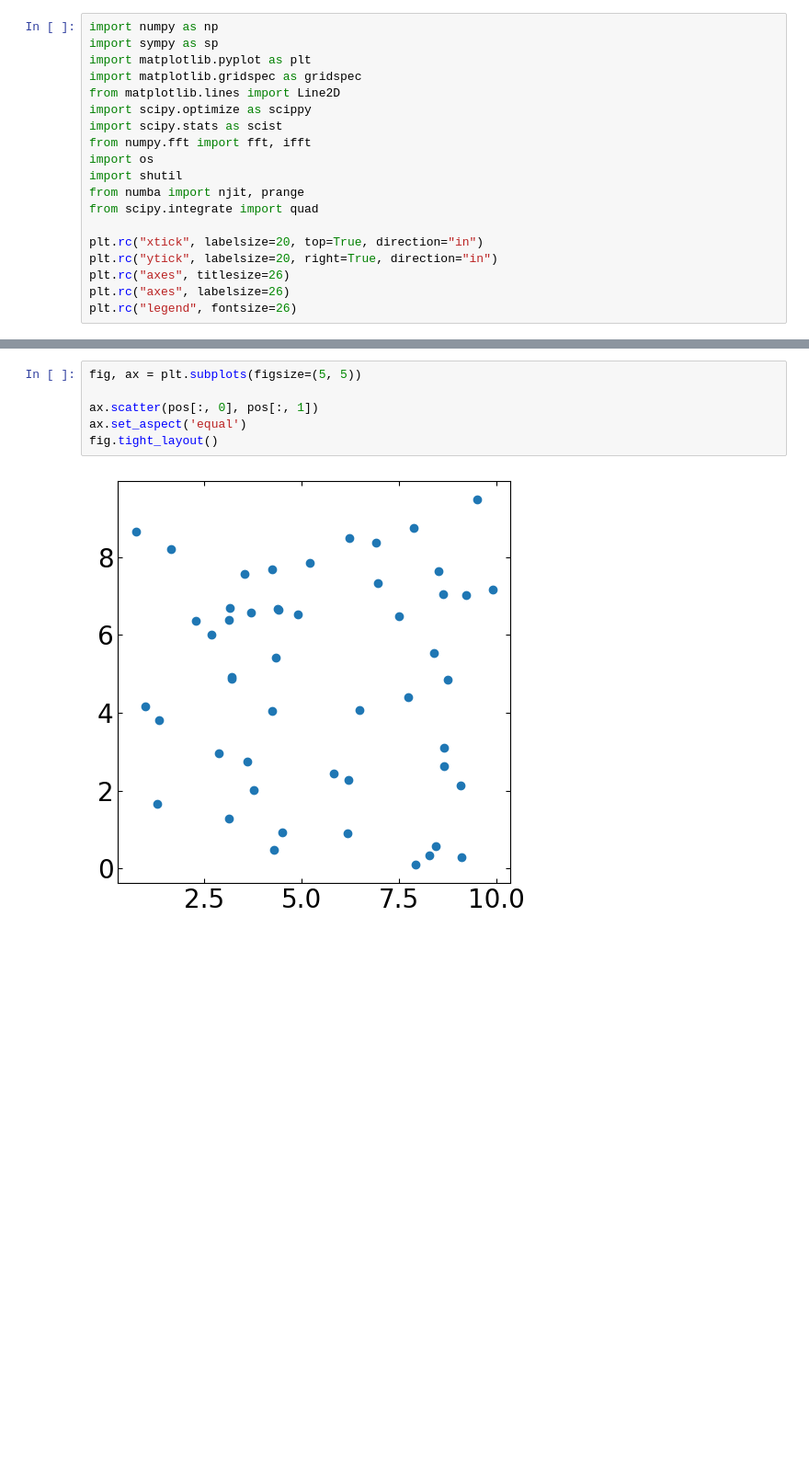
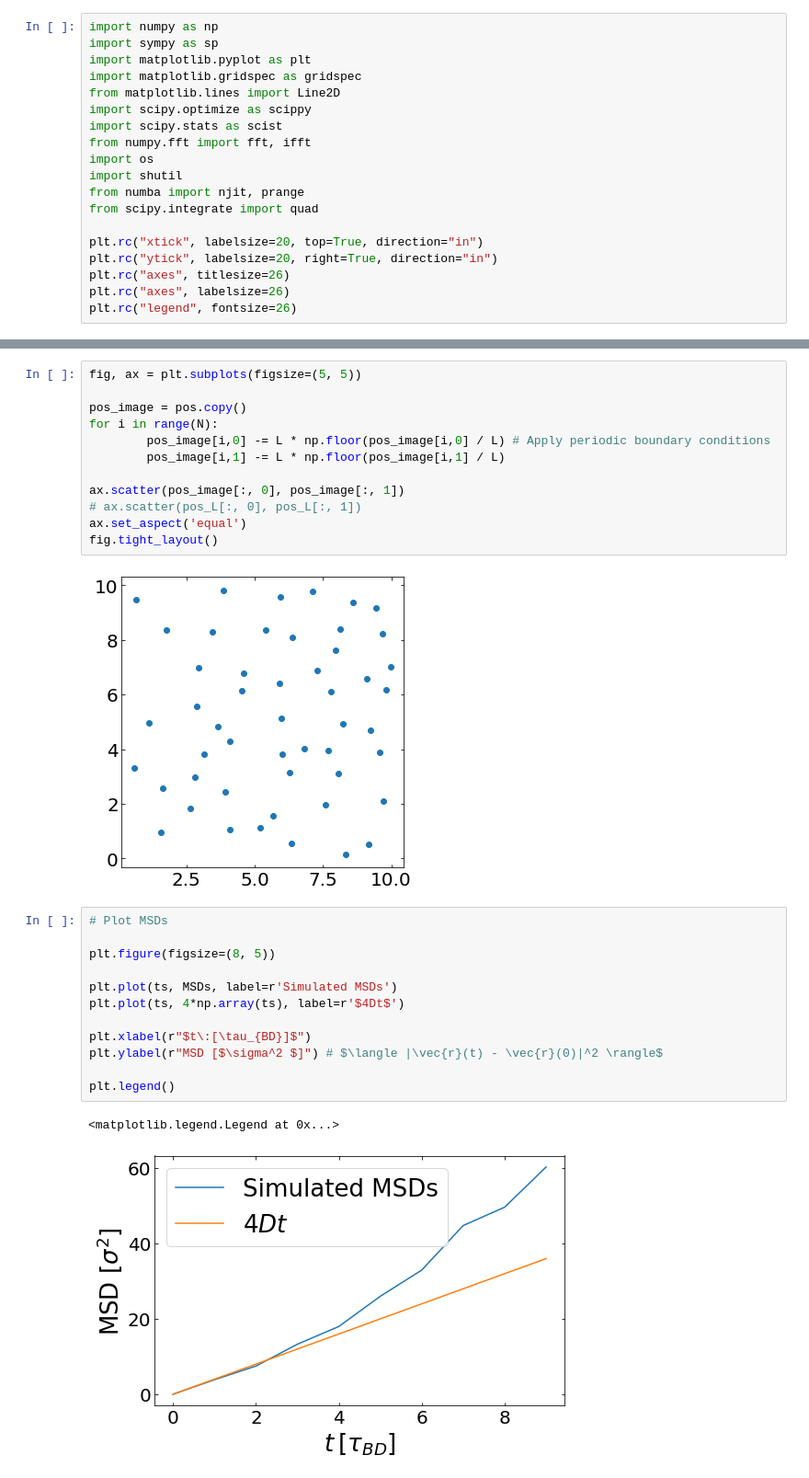
Before and after one commit to prakhosha/Lane-Formation, a Jupyter notebook: main.ipynb, the cells around one changed output, grey strips where cells are left out. Shown at 92% size. Saved outputs shown, nothing was run; the diff lists cells and outputs as text; blank space fills up the shorter version.

```diff
--- a/main.ipynb
+++ b/main.ipynb
@@ -223,10 +250,31 @@ Simulation finished.
 # %%
 fig, ax = plt.subplots(figsize=(5, 5))
 
-ax.scatter(pos[:, 0], pos[:, 1])
+pos_image = pos.copy()
+for i in range(N):
+        pos_image[i,0] -= L * np.floor(pos_image[i,0] / L) # Apply periodic boundary conditions
+        pos_image[i,1] -= L * np.floor(pos_image[i,1] / L)
+
+ax.scatter(pos_image[:, 0], pos_image[:, 1])
+# ax.scatter(pos_L[:, 0], pos_L[:, 1])
 ax.set_aspect('equal')
 fig.tight_layout()
 # %% [output]
-[figure, old version]
+[figure, new version]
+# %%
+# Plot MSDs
+
+plt.figure(figsize=(8, 5))
+
+plt.plot(ts, MSDs, label=r'Simulated MSDs')
+plt.plot(ts, 4*np.array(ts), label=r'$4Dt$')
+
+plt.xlabel(r"$t\:[\tau_{BD}]$")
+plt.ylabel(r"MSD [$\sigma^2 $]") # $\langle |\vec{r}(t) - \vec{r}(0)|^2 \rangle$
+
+plt.legend()
+# %% [output]
+<matplotlib.legend.Legend at 0x...>
+[figure, added]
 # %%
 # Plot g(r)
```
Also changed, not shown: parts of 6 cells of this notebook.
